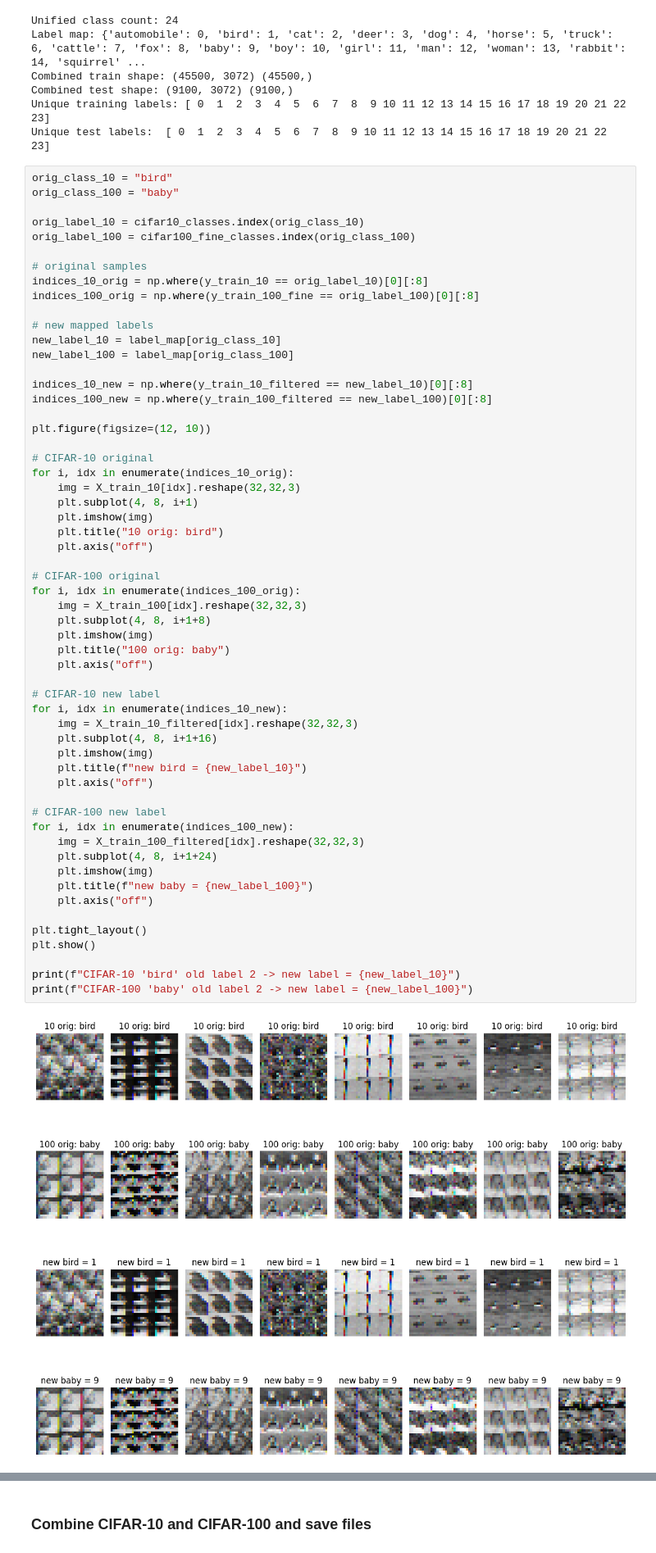
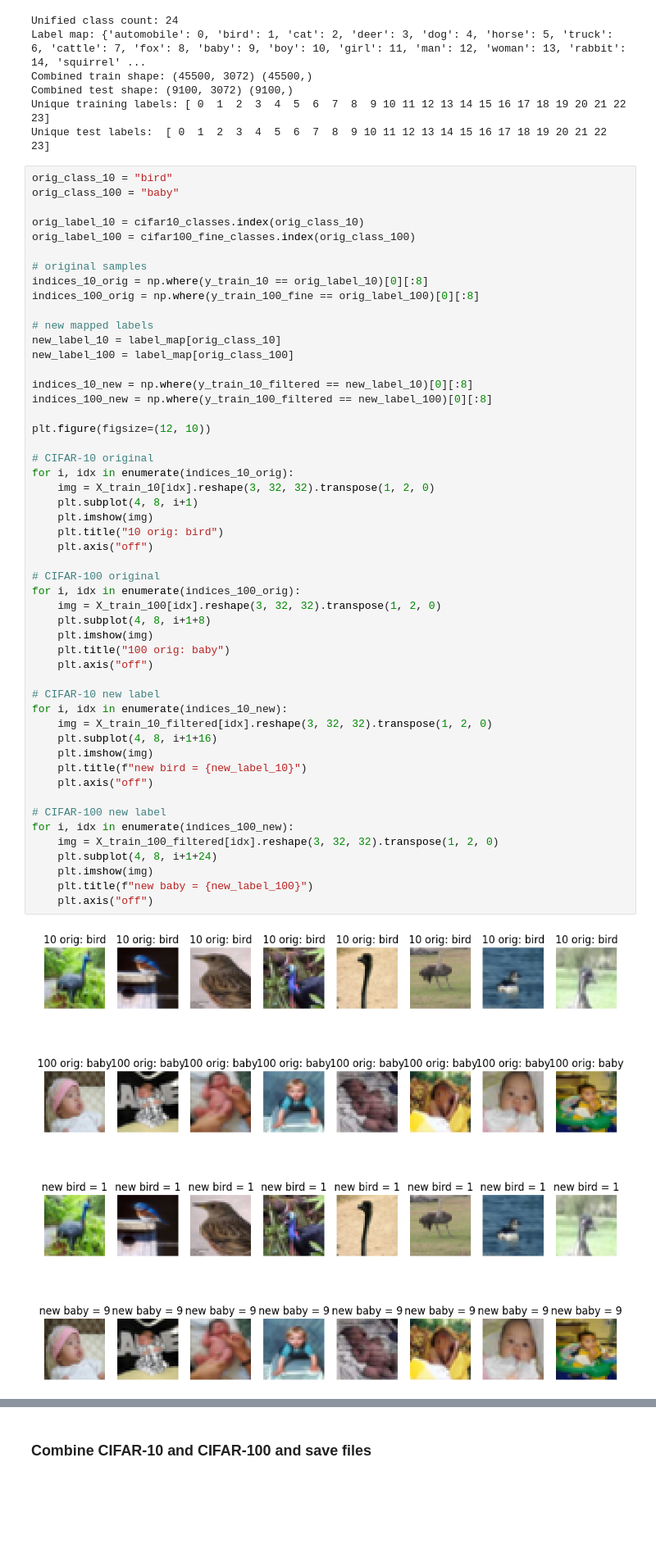
Before and after one commit to milamurphy/ML-Image-Classification, a Jupyter notebook: preprocessing.ipynb, the cells around one changed output, grey strips where cells are left out. Shown at 82% size. Saved outputs shown, nothing was run; the diff lists cells and outputs as text; blank space fills up the shorter version.

```diff
--- a/preprocessing.ipynb
+++ b/preprocessing.ipynb
@@ -252,41 +254,35 @@ indices_100_new = np.where(y_train_100_filtered == new_label_100)[0][:8]
 plt.figure(figsize=(12, 10))
 
 # CIFAR-10 original
 for i, idx in enumerate(indices_10_orig):
-    img = X_train_10[idx].reshape(32,32,3)
+    img = X_train_10[idx].reshape(3, 32, 32).transpose(1, 2, 0)
     plt.subplot(4, 8, i+1)
     plt.imshow(img)
     plt.title("10 orig: bird")
     plt.axis("off")
 
 # CIFAR-100 original
 for i, idx in enumerate(indices_100_orig):
-    img = X_train_100[idx].reshape(32,32,3)
+    img = X_train_100[idx].reshape(3, 32, 32).transpose(1, 2, 0)
     plt.subplot(4, 8, i+1+8)
     plt.imshow(img)
     plt.title("100 orig: baby")
     plt.axis("off")
 
 # CIFAR-10 new label
 for i, idx in enumerate(indices_10_new):
-    img = X_train_10_filtered[idx].reshape(32,32,3)
+    img = X_train_10_filtered[idx].reshape(3, 32, 32).transpose(1, 2, 0)
     plt.subplot(4, 8, i+1+16)
     plt.imshow(img)
     plt.title(f"new bird = {new_label_10}")
     plt.axis("off")
 
 # CIFAR-100 new label
 for i, idx in enumerate(indices_100_new):
-    img = X_train_100_filtered[idx].reshape(32,32,3)
+    img = X_train_100_filtered[idx].reshape(3, 32, 32).transpose(1, 2, 0)
     plt.subplot(4, 8, i+1+24)
     plt.imshow(img)
     plt.title(f"new baby = {new_label_100}")
     plt.axis("off")
-
-plt.tight_layout()
-plt.show()
-
-print(f"CIFAR-10 'bird' old label 2 -> new label = {new_label_10}")
-print(f"CIFAR-100 'baby' old label 2 -> new label = {new_label_100}")
 # %% [output]
-[figure, old version]
+[figure, new version]
```
Also changed, not shown: parts of 43 cells of this notebook.
